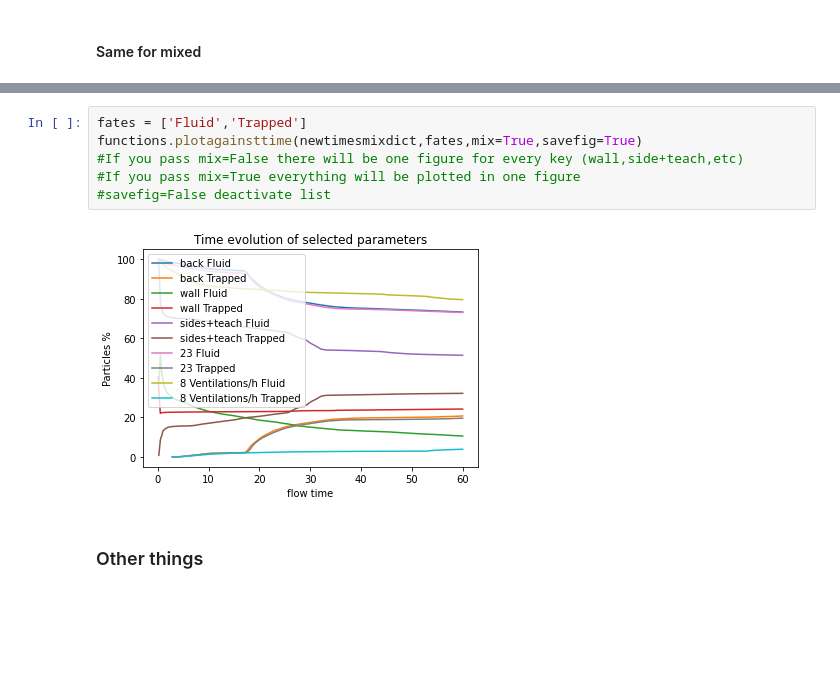
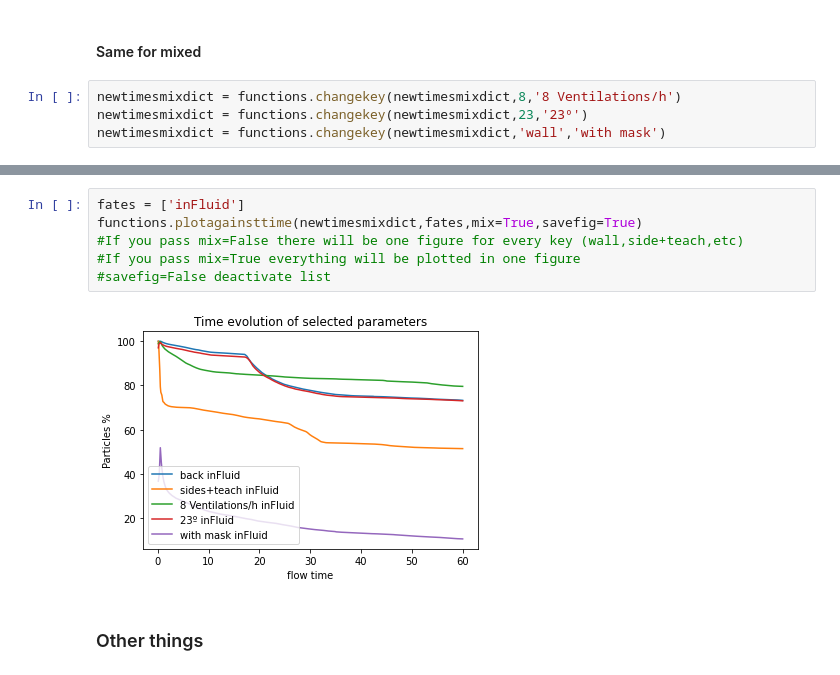
Before and after one commit to socrates-ferna/fluentdpm-posproc, a Jupyter notebook: analysis.ipynb, the cells around one changed output, grey strips where cells are left out. Cells and saved outputs as stored; diff of their text form; blank space fills up the shorter version.

```diff
--- a/analysis.ipynb
+++ b/analysis.ipynb
@@ -201,2 +249,6 @@ functions.plotagainsttime(timesdict,fates)
 # %% [markdown]
 #### Same for mixed
+# %%
+newtimesmixdict = functions.changekey(newtimesmixdict,8,'8 Ventilations/h')
+newtimesmixdict = functions.changekey(newtimesmixdict,23,'23º')
+newtimesmixdict = functions.changekey(newtimesmixdict,'wall','with mask')
@@ -203,11 +263,11 @@ functions.plotagainsttime(timesdict,fates)
 # %%
-fates = ['Fluid','Trapped']
+fates = ['inFluid']
 functions.plotagainsttime(newtimesmixdict,fates,mix=True,savefig=True)
 #If you pass mix=False there will be one figure for every key (wall,side+teach,etc)
 #If you pass mix=True everything will be plotted in one figure
 #savefig=False deactivate list
 # %% [output]
-[figure, old version]
+[figure, new version]
 # %% [markdown]
 ### Other things
 # %%
```
Also changed, not shown: parts of 7 cells of this notebook, 1 other file.
